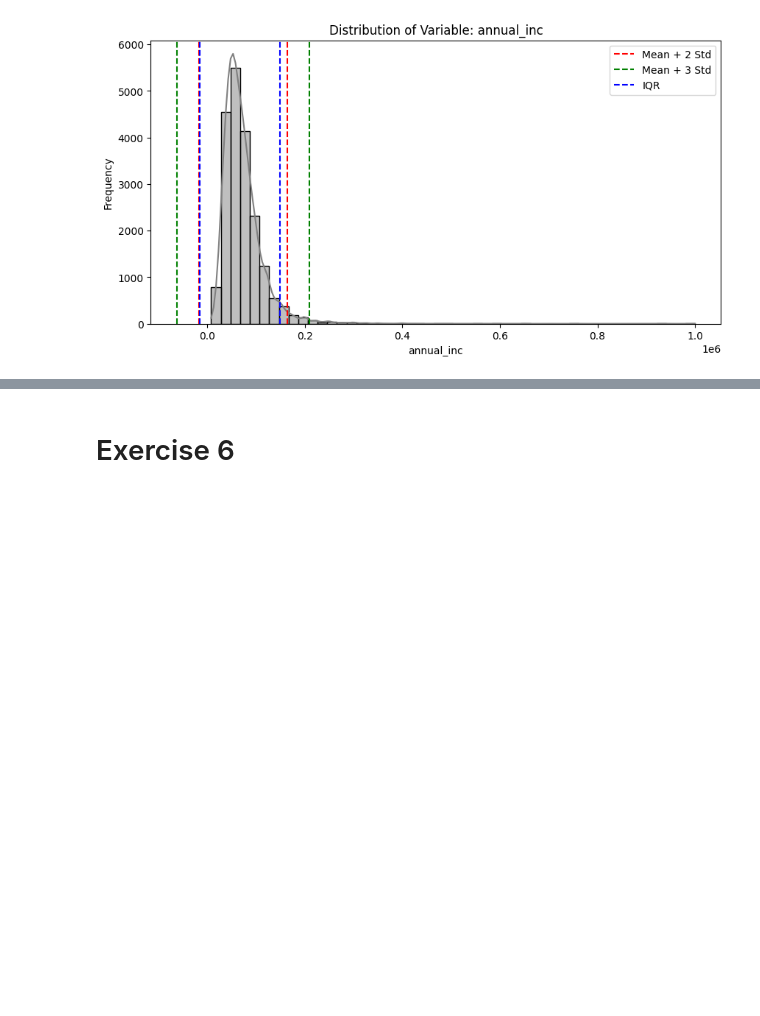
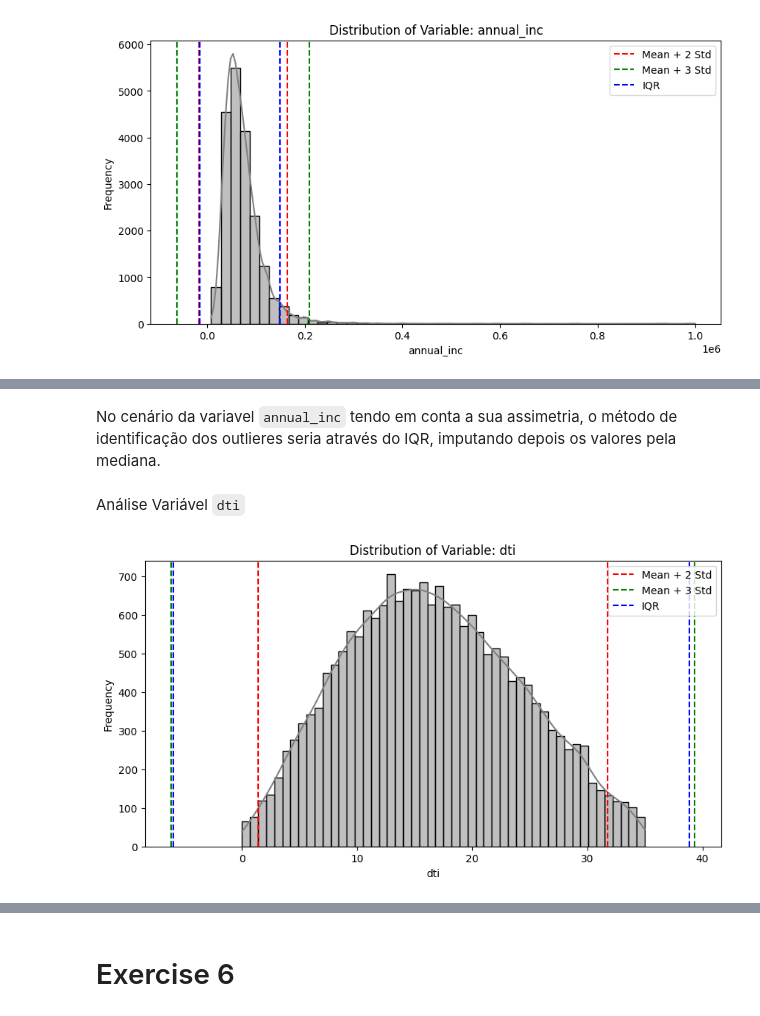
Before and after one commit to pereiranuno/loan-project, a Jupyter notebook: eda-finalproject.ipynb, the cells around one changed output, grey strips where cells are left out. Drawn from its saved outputs; the diff is of its cells as text; code cells hidden in the pictures; blank space fills up the shorter version.

```diff
--- a/eda-finalproject.ipynb
+++ b/eda-finalproject.ipynb
@@ -959,0 +921,9 @@ plot_outliers(out_numeric_df, "annual_inc")
+# %% [markdown]
+No cenário da variavel `annual_inc` tendo em conta a sua assimetria,  o método de identificação dos outlieres seria através do IQR, imputando depois os valores pela mediana.
+# %% [markdown]
+Análise Variável `dti`
+# %%
+# Plot Distribuition and bound limits without mask
+plot_outliers(out_numeric_df, "dti",'')
+# %% [output]
+[figure, added]
```
Also changed, not shown: parts of 22 cells of this notebook.
